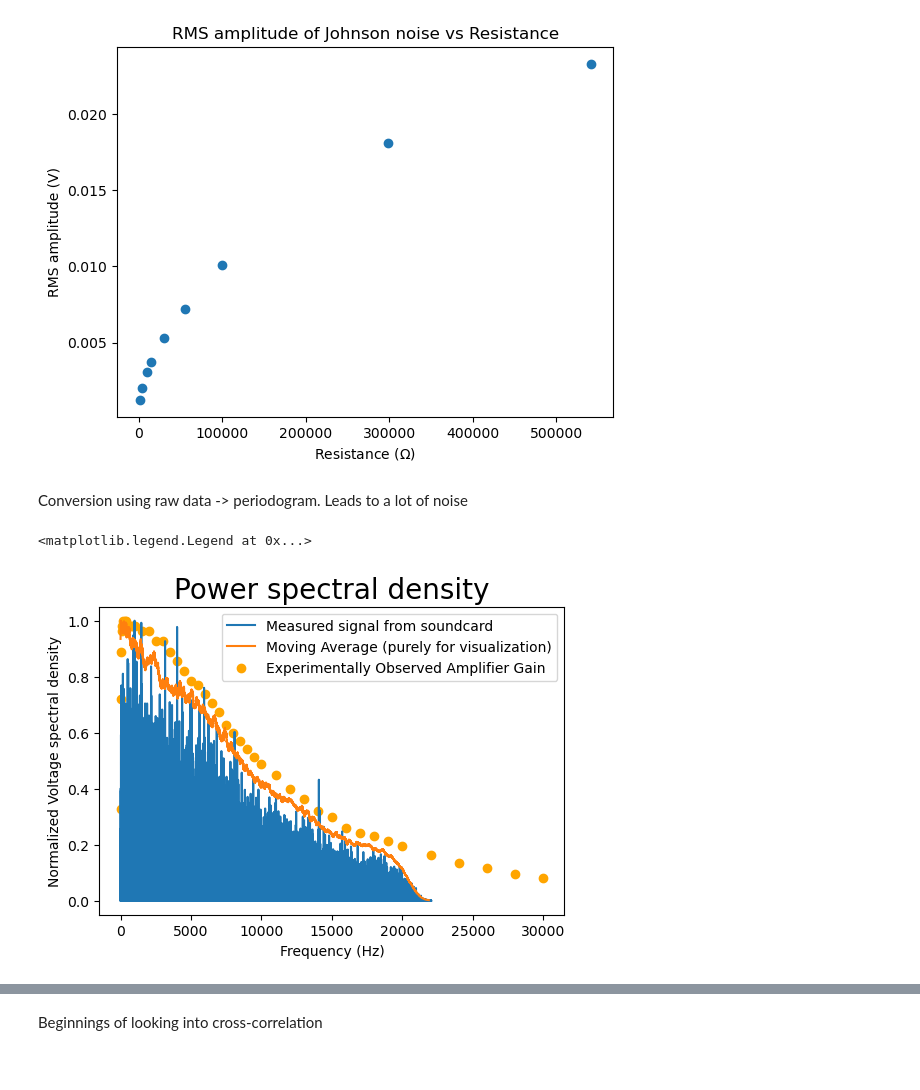
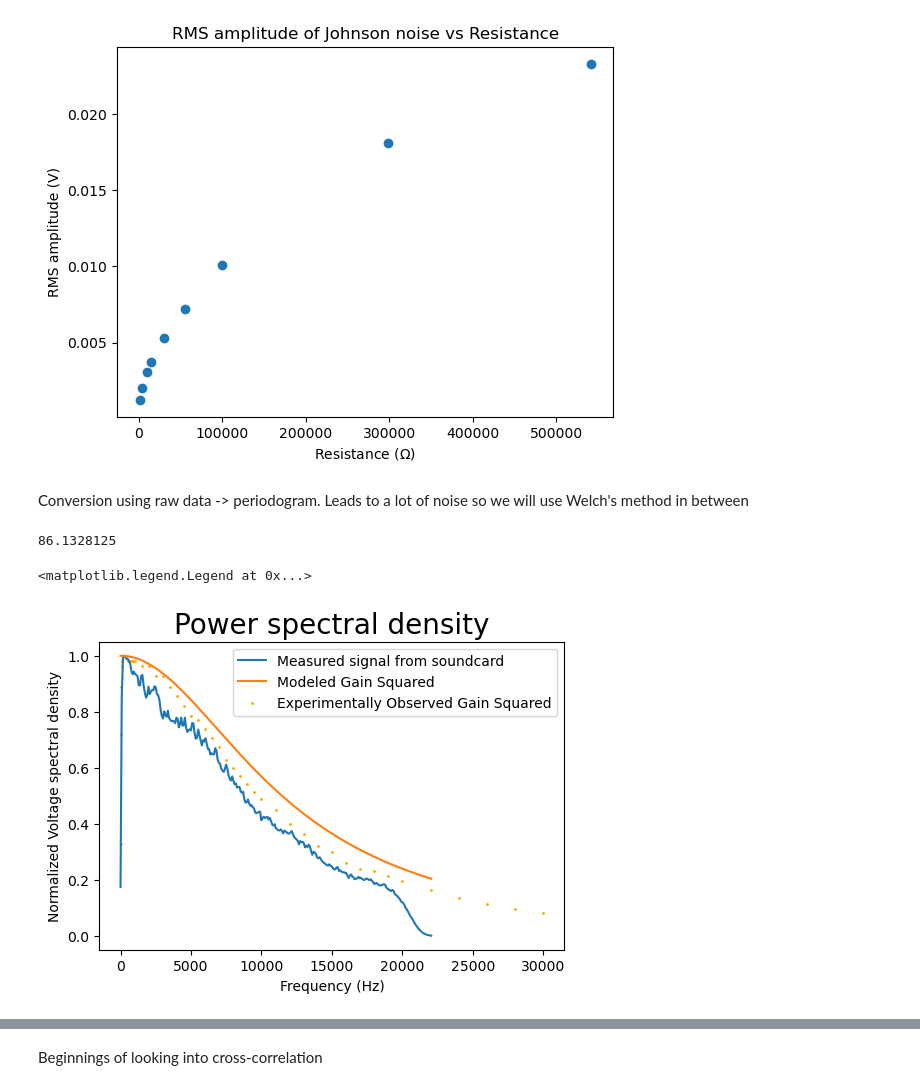
Before and after one commit to Atzphere/309-Pool, a Jupyter notebook: notebooks/johnson_analyzer.ipynb, the cells around one changed output, grey strips where cells are left out. Drawn from its saved outputs; the diff is of its cells as text; code cells hidden in the pictures.

```diff
--- a/notebooks/johnson_analyzer.ipynb
+++ b/notebooks/johnson_analyzer.ipynb
@@ -62,32 +63,52 @@ def cross_correlate(s1, s2):
 
 def moving_average(x, w):
     return np.convolve(x, np.ones(w), 'valid') / w
-# %% [markdown]
-Conversion using raw data -> periodogram. Leads to a lot of noise
-# %%
-from scipy.signal import argrelextrema
-from numpy.fft import fft, ifft
-
-fs = 44100
-
-t, d = wh.importWAV("../data_soundcard/johnson_noise/1Kohm.wav")
-
-v = cross_correlate(d["left"], d["right"])
-
-f, Pxx_den = signal.periodogram(v, fs, 'boxcar', scaling='density')
-
-fig, ax = plt.subplots(figsize=(6,4))
-
-window = 2000
-
-ax.plot(f,Pxx_den / np.max(Pxx_den), label="Measured signal from soundcard")
-ax.plot(f[:len(Pxx_den) - window + 1], (moving_average(Pxx_den, window) / np.max(moving_average(Pxx_den, window))), label="Moving Average (purely for visualization)")
-ax.set_title('Power spectral density', fontsize=20)
-ax.set_xlabel('Frequency (Hz)')
-ax.set_ylabel('Normalized Voltage spectral density')
-data = np.loadtxt("../data_manual/freq_char-amp50.csv", delimiter=",", skiprows=1)
-ax.scatter(data[:,0], (data[:,4] / np.max(data[:,4]))**2, label="Experimentally Observed Amplifier Gain", c="orange")
-ax.legend()
-# %% [output]
-<matplotlib.legend.Legend at 0x...>
-[figure, removed]
+# %% [markdown]
+Conversion using raw data -> periodogram. Leads to a lot of noise so we will use Welch's method in between
+# %%
+
+from scipy.signal import argrelextrema, welch
+from numpy.fft import fft, ifft
+import scipy.stats
+import amplifier_model as am
+
+fs = 44100
+
+fname = "1Kohm.wav"
+t, d = wh.importWAV("../data_soundcard/johnson_noise/" + fname)
+
+v = cross_correlate(d["left"], d["right"])
+
+# no welch - raw
+# f, Pxx_den = signal.periodogram(v, fs, 'boxcar', scaling='density')
+
+f, Pxx_den = signal.welch(v, fs, nperseg=512)
+print(scipy.stats.mode(np.diff(f)).mode)
+
+gain_model_squared = am.gain50(f, *am.measured_params)**2
+# %% [output]
+86.1328125
+# %%
+# PLOTTING
+
+fig, ax = plt.subplots(figsize=(6,4))
+
+# legacy rolling average code
+# window = 1000
+# ax.plot(f[:len(Pxx_den) - window + 1], (moving_average(Pxx_den, window) / np.max(moving_average(Pxx_den, window))), label="Moving Average (purely for visualization)")
+
+# normalized data
+ax.plot(f,Pxx_den / np.max(Pxx_den), label="Measured signal from soundcard")
+ax.set_title('Power spectral density', fontsize=20)
+ax.set_xlabel('Frequency (Hz)')
+ax.set_ylabel('Normalized Voltage spectral density')
+data = np.loadtxt("../data_manual/freq_char-amp50.csv", delimiter=",", skiprows=1)
+ax.plot(f, (gain_model_squared / np.max(gain_model_squared)), label="Modeled Gain Squared")
+ax.scatter(data[:,0], (data[:,4] / np.max(data[:,4]))**2,
+           label="Experimentally Observed Gain Squared", c="orange",
+          s=1)
+
+ax.legend()
+# %% [output]
+<matplotlib.legend.Legend at 0x...>
+[figure, added]
```
Also changed, not shown: parts of 5 cells of this notebook, 13 other files.
